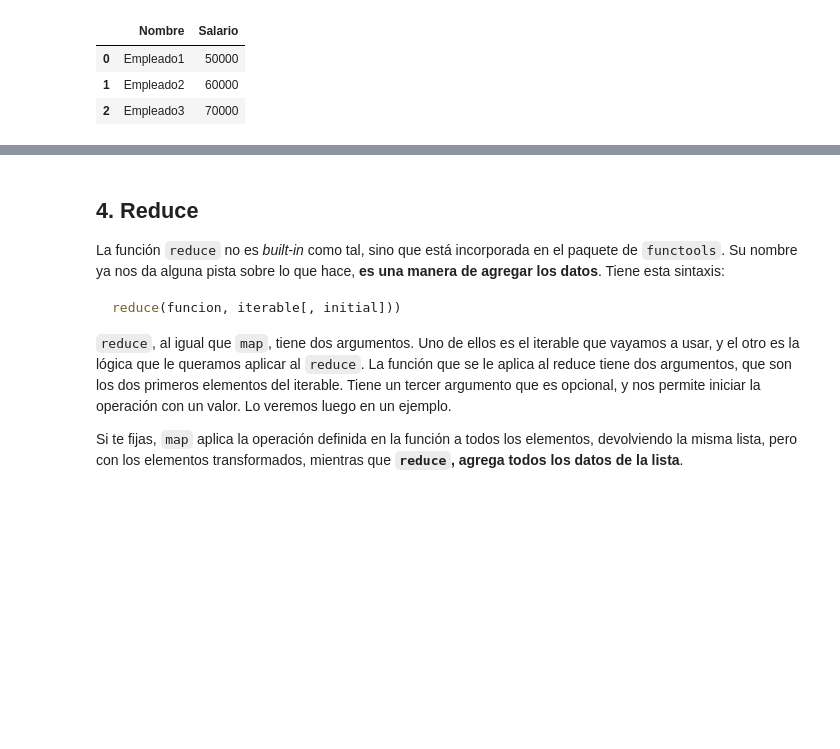
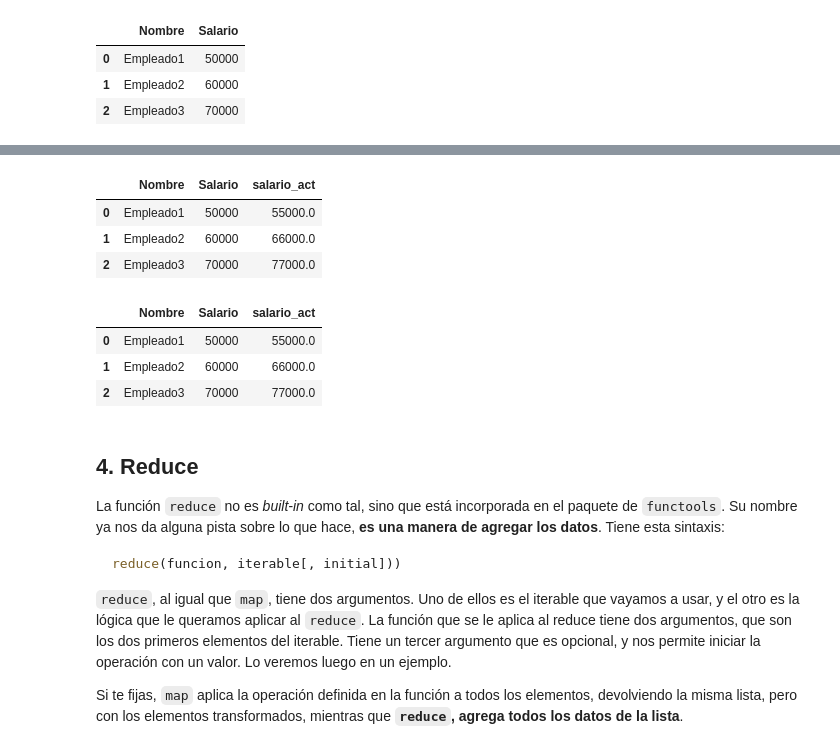
Before and after one commit to MNievas12/2402_dsft_thebridge, a Jupyter notebook: 2-Data_Analysis/4-Data_wrangling/3-Programacion_funcional/Programacion_funcional.ipynb, the cells around one changed output, grey strips where cells are left out. Saved outputs shown, nothing was run; the diff lists cells and outputs as text; code cells hidden in the pictures; blank space fills up the shorter version.

```diff
--- a/2-Data_Analysis/4-Data_wrangling/3-Programacion_funcional/Programacion_funcional.ipynb
+++ b/2-Data_Analysis/4-Data_wrangling/3-Programacion_funcional/Programacion_funcional.ipynb
@@ -265,3 +290,22 @@ empleados
+# %%
+empleados['salario_act'] = empleados['Salario'].map(lambda x: x * 1.1)
+empleados
+# %% [output]
+|  | Nombre | Salario | salario_act |
+| 0 | Empleado1 | 50000 | 55000.0 |
+| 1 | Empleado2 | 60000 | 66000.0 |
+| 2 | Empleado3 | 70000 | 77000.0 |
+# %%
+def aumentar_salario(salario):
+    return salario * 1.1
+
+empleados['salario_act'] = empleados['Salario'].map(aumentar_salario)
+empleados
+# %% [output]
+|  | Nombre | Salario | salario_act |
+| 0 | Empleado1 | 50000 | 55000.0 |
+| 1 | Empleado2 | 60000 | 66000.0 |
+| 2 | Empleado3 | 70000 | 77000.0 |
 # %% [markdown]
 ## 4. Reduce
 La función `reduce` no es *built-in* como tal, sino que está incorporada en el paquete de `functools`. Su nombre ya nos da alguna pista sobre lo que hace, **es una manera de agregar los datos**. Tiene esta sintaxis:
```
Also changed, not shown: parts of 12 cells of this notebook.
